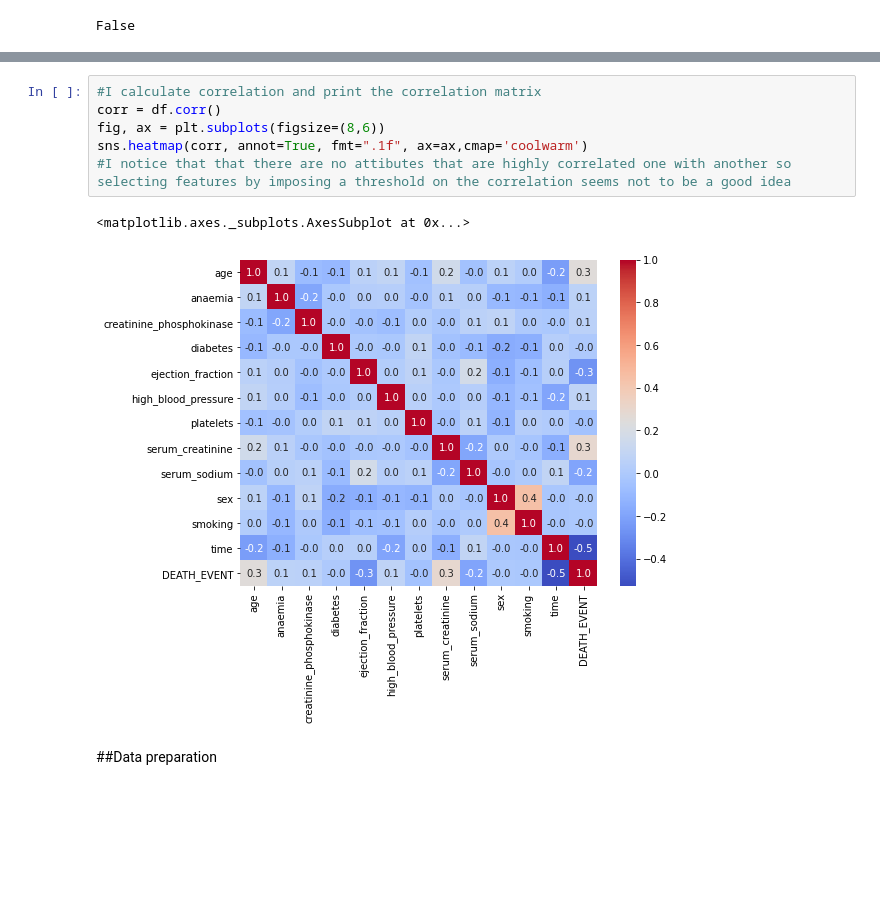
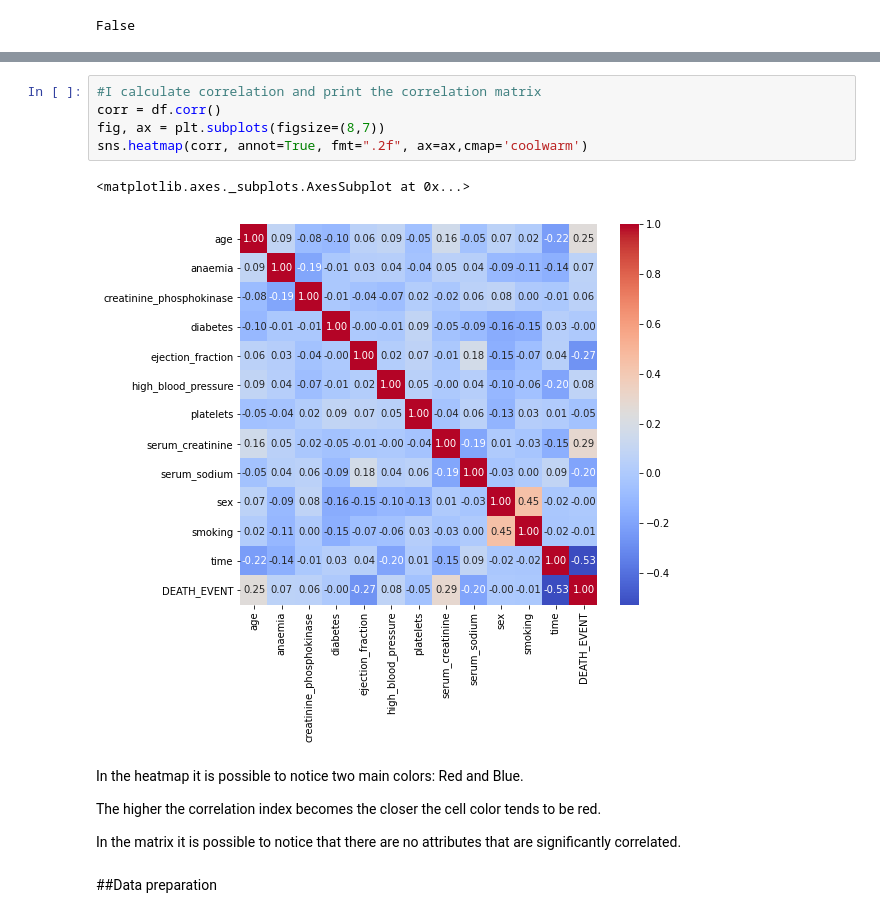
Before and after one commit to ele9996/Heart-failure-clinical-records-analysis, a Jupyter notebook: main.ipynb, the cells around one changed output, grey strips where cells are left out. Saved outputs shown, nothing was run; the diff lists cells and outputs as text; blank space fills up the shorter version.

```diff
--- a/main.ipynb
+++ b/main.ipynb
@@ -137,12 +178,17 @@ I check the correlation between attributes in order to try to eliminate one of t
 # %%
 #I calculate correlation and print the correlation matrix
 corr = df.corr()
-fig, ax = plt.subplots(figsize=(8,6))
-sns.heatmap(corr, annot=True, fmt=".1f", ax=ax,cmap='coolwarm')
-#I notice that that there are no attibutes that are highly correlated one with another so selecting features by imposing a threshold on the correlation seems not to be a good idea
+fig, ax = plt.subplots(figsize=(8,7))
+sns.heatmap(corr, annot=True, fmt=".2f", ax=ax,cmap='coolwarm')
 # %% [output]
 <matplotlib.axes._subplots.AxesSubplot at 0x...>
-[figure, old version]
+[figure, new version]
+# %% [markdown]
+In the heatmap it is possible to notice two main colors: Red and Blue.
+
+The higher the correlation index becomes the closer the cell color tends to be red.
+
+In the matrix it is possible to notice that there are no attributes that are significantly correlated.
 # %% [markdown]
 ##Data preparation
 # %%
```
Also changed, not shown: parts of 49 cells of this notebook.
